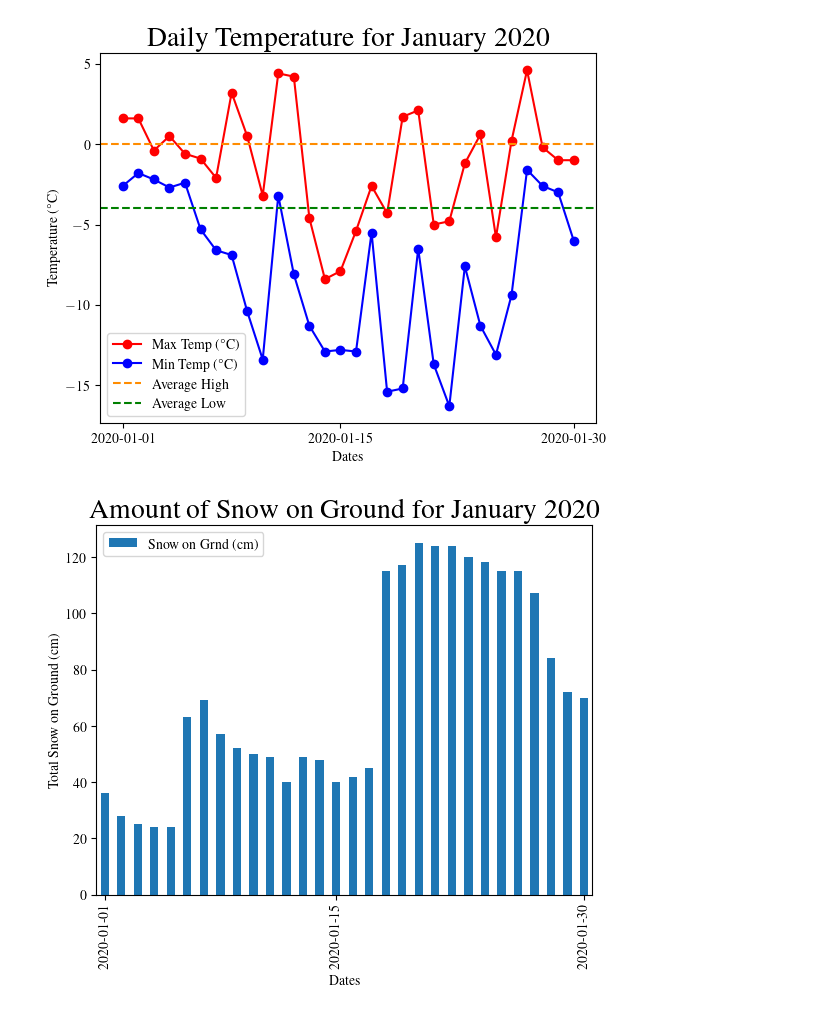
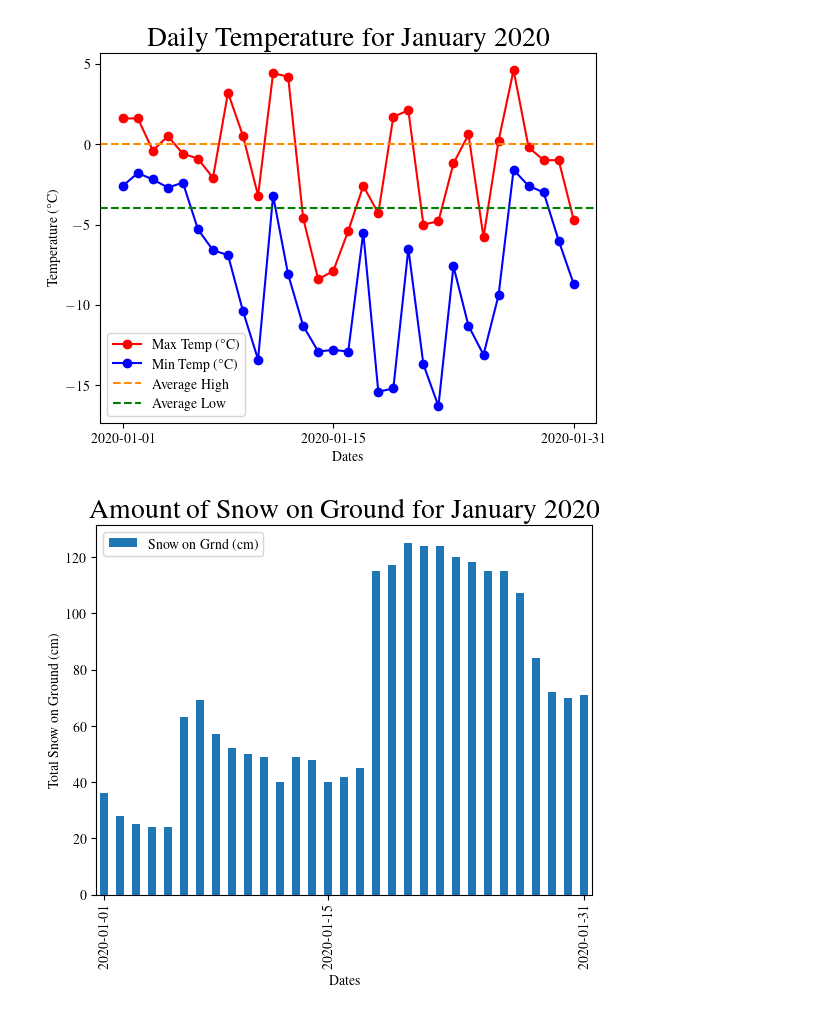
Before and after one commit to dcameronmckenna/CMSC6950-Project, a Jupyter notebook: project_graphs.ipynb, the cells around one changed output. Saved outputs shown, nothing was run; the diff lists cells and outputs as text; code cells hidden in the pictures.

```diff
--- a/project_graphs.ipynb
+++ b/project_graphs.ipynb
@@ -62,14 +62,14 @@ max_temp = weather_data[num_cols_max_temp]
 min_temp = weather_data[num_cols_min_temp]
 
 axes = plt.subplot()
-axes.plot(max_temp[0:30], color = 'r',
+axes.plot(max_temp[0:31], color = 'r',
          marker = 'o',label = "Max Temp (°C)")
-axes.plot(min_temp[0:30], color = 'b',
+axes.plot(min_temp[0:31], color = 'b',
          marker = 'o',label = "Min Temp (°C)")
 axes.axhline(y = 0, color = 'darkorange', label = "Average High", linestyle = "dashed")
 axes.axhline(y = -4, color = 'green', label = "Average Low", linestyle = "dashed")
 
-axes.set_xticks([0, 14, 29])
+axes.set_xticks([0, 14, 30])
 
 
 plt.xlabel('Dates')
@@ -79,28 +79,28 @@ plt.legend()
 plt.savefig("maxmin_temp.pdf", format = "pdf")
 plt.show()
 # %% [output]
-[figure, old version]
+[figure, new version]
 # %%
 num_cols_ground = ['Snow on Grnd (cm)']
 
 weather_data[num_cols_ground] = weather_data[num_cols_ground].astype(float)
 
 total_ground = weather_data[num_cols_ground]
 
 
-bar_data = total_ground[0:30]
+bar_data = total_ground[0:31]
 axes = bar_data.plot.bar()
-axes.set_xticks([0, 14, 29])
+axes.set_xticks([0, 14, 30])
 
 
 plt.xlabel('Dates')
 plt.ylabel('Total Snow on Ground (cm)')
 plt.title('Amount of Snow on Ground for January 2020', fontsize = 20)
 plt.legend()
 plt.savefig("ground_snow.pdf", format = "pdf")
 plt.show()
 # %% [output]
-[figure, old version]
+[figure, new version]
 # %%
 num_cols_wind = ['Spd of Max Gust (km/h)']
 
```
Also changed, not shown: parts of 7 cells of this notebook, 7 other files.
